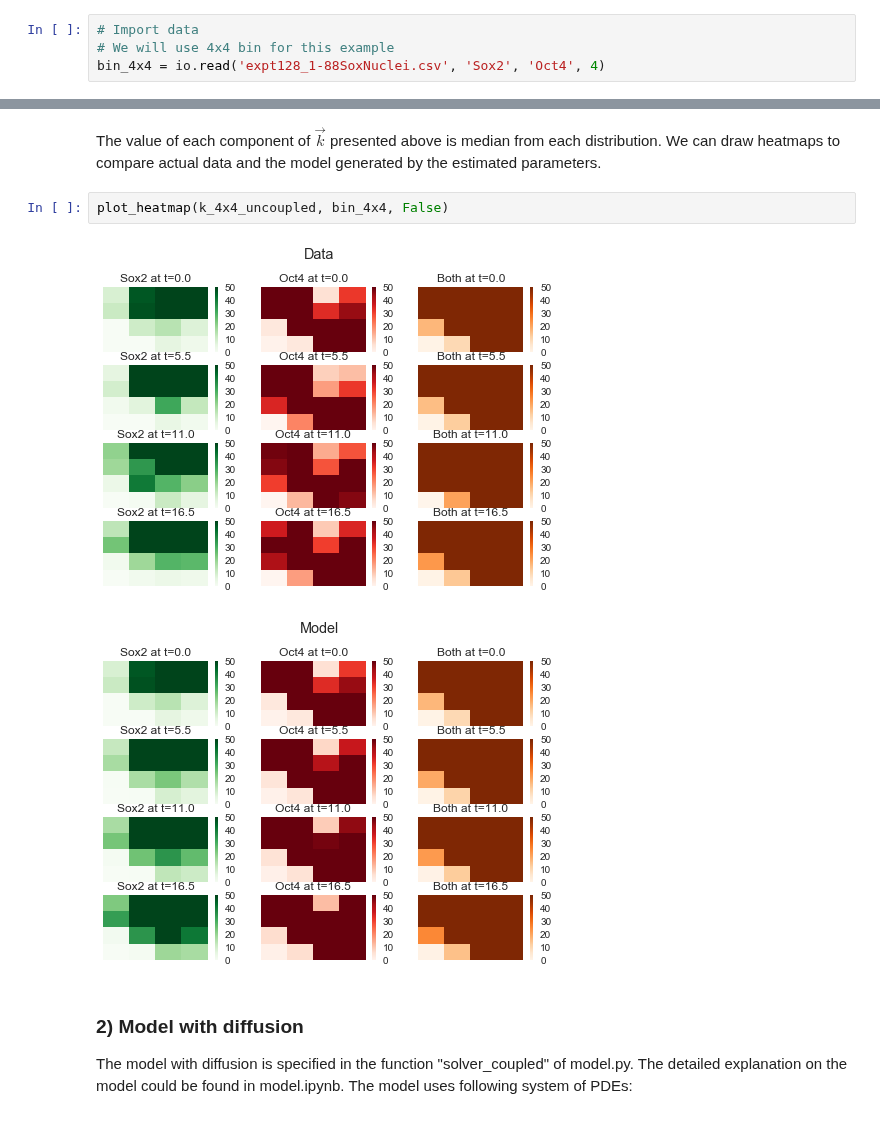
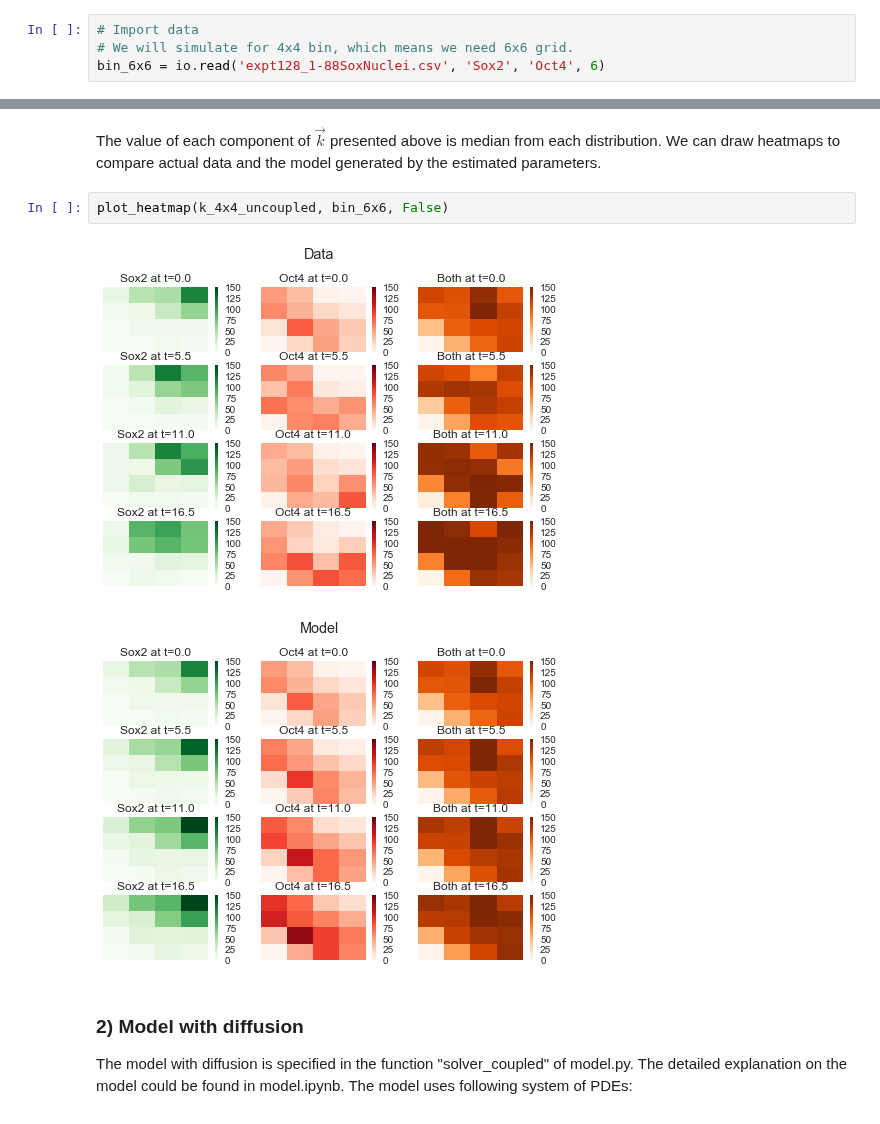
Before and after one commit to tessadgreen/cellfate, a Jupyter notebook: Tutorial.ipynb, the cells around one changed output, grey strips where cells are left out. Cells and saved outputs as stored; diff of their text form.

```diff
--- a/Tutorial.ipynb
+++ b/Tutorial.ipynb
@@ -376,7 +319,7 @@ Please note that following demonstration will be done with the full dataset whic
 # %%
 # Import data
-# We will use 4x4 bin for this example
-bin_4x4 = io.read('expt128_1-88SoxNuclei.csv', 'Sox2', 'Oct4', 4)
+# We will simulate for 4x4 bin, which means we need 6x6 grid.
+bin_6x6 = io.read('expt128_1-88SoxNuclei.csv', 'Sox2', 'Oct4', 6)
 # %%
 # Find MAP values
 # Initial guess
@@ -441,10 +384,10 @@ k_br = 0.00033
 # %% [markdown]
 The value of each component of $\vec{k}$ presented above is median from each distribution. We can draw heatmaps to compare actual data and the model generated by the estimated parameters.
 # %%
-plot_heatmap(k_4x4_uncoupled, bin_4x4, False)
+plot_heatmap(k_4x4_uncoupled, bin_6x6, False)
 # %% [output]
-[figure, old version]
+[figure, new version]
-[figure, old version]
+[figure, new version]
 # %% [markdown]
 ### 2) Model with diffusion
 
```
Also changed, not shown: parts of 11 cells of this notebook, 12 other files.
